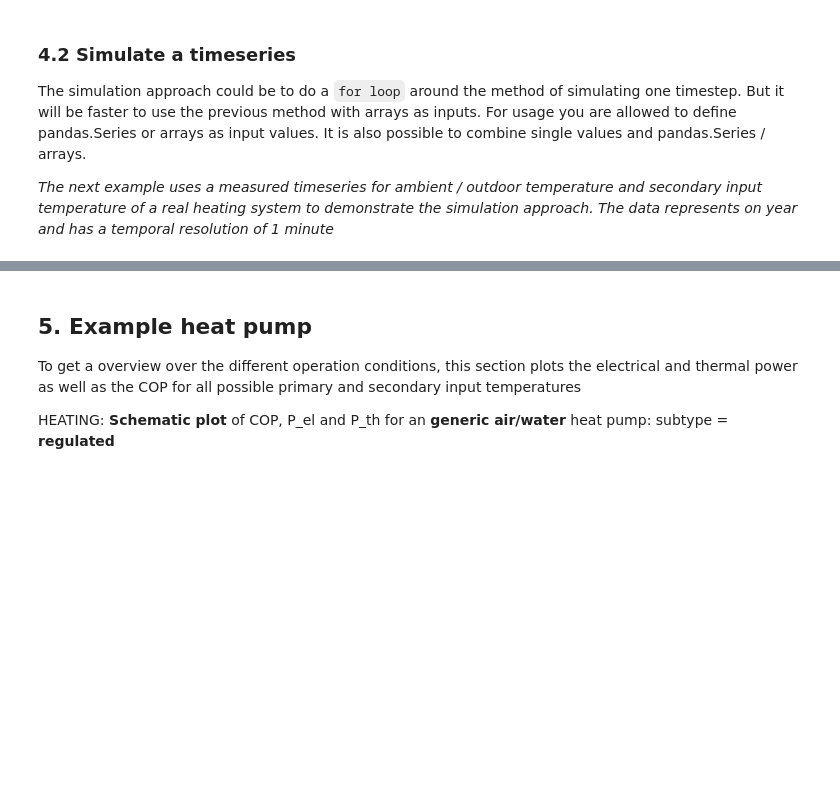
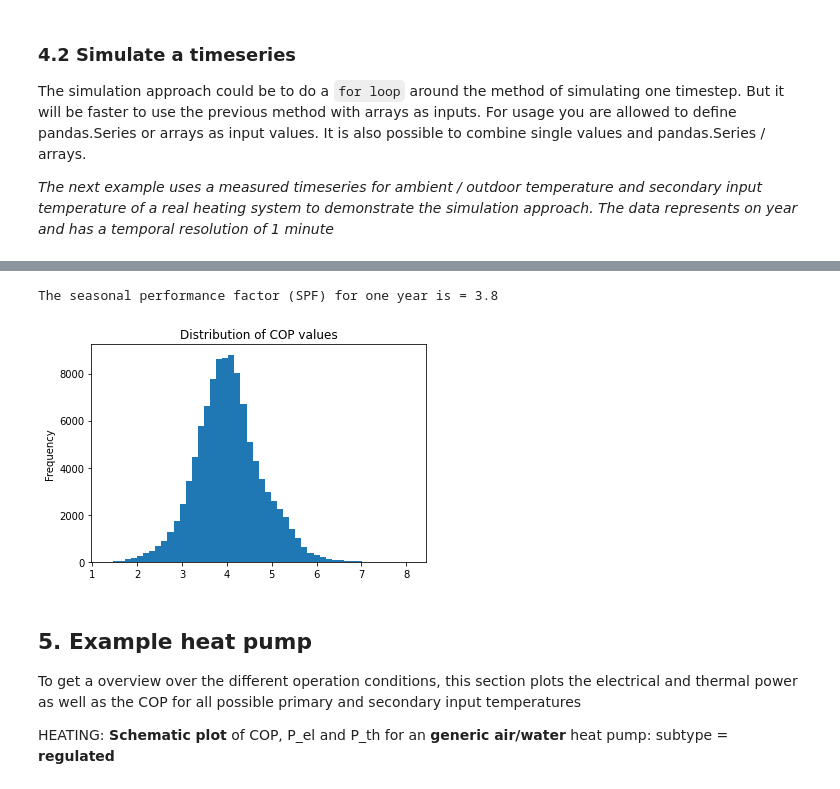
Before and after one commit to FZJ-IEK3-VSA/hplib, a Jupyter notebook: notebooks/documentation.ipynb, the cells around one changed output, grey strips where cells are left out. Drawn from its saved outputs; the diff is of its cells as text; code cells hidden in the pictures; blank space fills up the shorter version.

```diff
--- a/notebooks/documentation.ipynb
+++ b/notebooks/documentation.ipynb
@@ -242,3 +261,24 @@ print('The seasonal performance factor (SPF) for one year is = '+str(round(SPF,1
+# %%
+# Read input file with temperatures
+df = pd.read_csv('../input/TestYear.csv')
+df['T_amb'] = df['T_in_primary'] # air/water heat pump -> T_amb = T_in_primary
+# Simulate with values
+# Load parameters
+parameters = hpl.get_parameters('Generic_bottom', group_id=1, t_in=-7, t_out=40, p_th=10000)
+# Create heat pump object with parameters
+heatpump = hpl.HeatPump(parameters)
+# whereas mode = 1 is for heating and mode = 2 is for cooling
+results = heatpump.simulate(t_in_primary=df['T_in_primary'].values, t_in_secondary=df['T_in_secondary'].values, t_amb=df['T_amb'].values, mode=1)
+# Plot / Print some results
+# example for distribution of COPs
+results=pd.DataFrame.from_dict(results)
+results['COP'].plot.hist(bins=50, title='Distribution of COP values')
+# Calclulate seasonal performance factor (SPF)
+SPF = results['P_th'].mean() / results['P_el'].mean()
+print('The seasonal performance factor (SPF) for one year is = '+str(round(SPF,1)))
+# %% [output]
+The seasonal performance factor (SPF) for one year is = 3.8
+[figure, added]
 # %% [markdown]
 ## **5. Example heat pump** <a class="anchor" id="example-heat-pump" name="example-heat-pump"></a>
 
```
Also changed, not shown: parts of 36 cells of this notebook, 2 other files.
